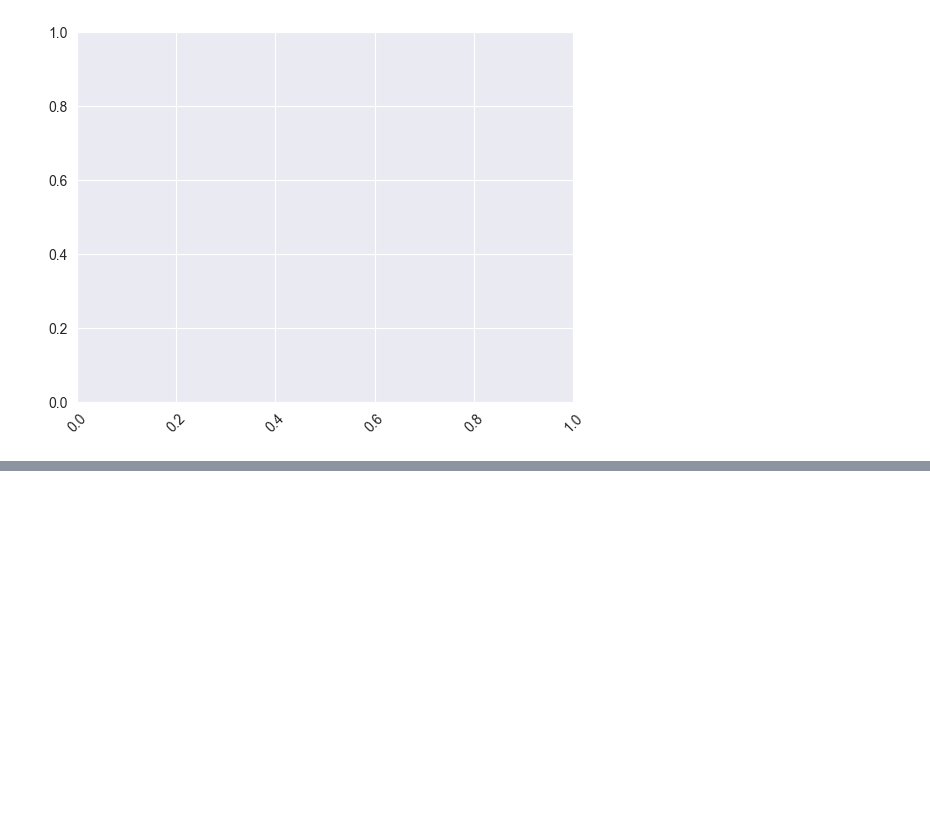
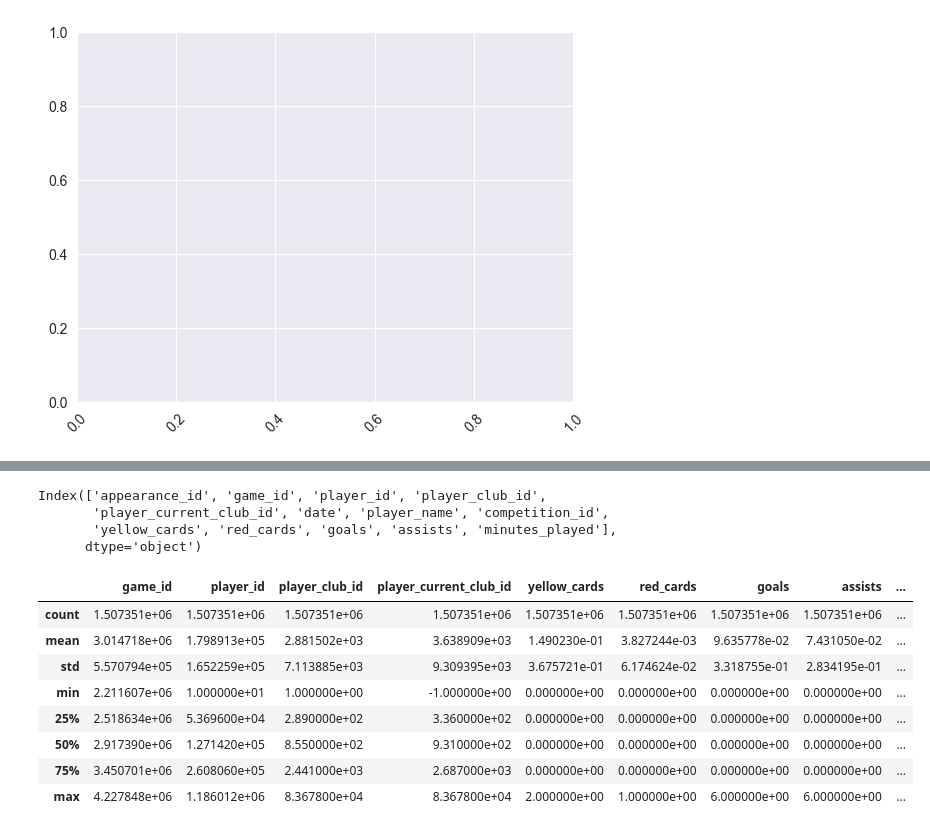
Before and after one commit to AleSar2312/Pycharm, a Jupyter notebook: Analisi.ipynb, the cells around one changed output, grey strips where cells are left out. Drawn from its saved outputs; the diff is of its cells as text; code cells hidden in the pictures; blank space fills up the shorter version.

```diff
--- a/Analisi.ipynb
+++ b/Analisi.ipynb
@@ -145,3 +145,5 @@ plt.xticks(rotation=45)
 plt.show()
 # %%
 plt.show()
+# %%
+app = pd.read_csv("/Users/alessandros/Desktop/Assignment_Data_2023-2024/data/appearances.csv")
@@ -147,0 +163,19 @@ plt.show()
+# %%
+app.columns
+# %% [output]
+Index(['appearance_id', 'game_id', 'player_id', 'player_club_id',
+       'player_current_club_id', 'date', 'player_name', 'competition_id',
+       'yellow_cards', 'red_cards', 'goals', 'assists', 'minutes_played'],
+      dtype='object')
+# %%
+app.describe()
+# %% [output]
+|  | game_id | player_id | player_club_id | player_current_club_id | yellow_cards | red_cards | goals | assists | ... |
+| count | 1.507351e+06 | 1.507351e+06 | 1.507351e+06 | 1.507351e+06 | 1.507351e+06 | 1.507351e+06 | 1.507351e+06 | 1.507351e+06 | ... |
+| mean | 3.014718e+06 | 1.798913e+05 | 2.881502e+03 | 3.638909e+03 | 1.490230e-01 | 3.827244e-03 | 9.635778e-02 | 7.431050e-02 | ... |
+| std | 5.570794e+05 | 1.652259e+05 | 7.113885e+03 | 9.309395e+03 | 3.675721e-01 | 6.174624e-02 | 3.318755e-01 | 2.834195e-01 | ... |
+| min | 2.211607e+06 | 1.000000e+01 | 1.000000e+00 | -1.000000e+00 | 0.000000e+00 | 0.000000e+00 | 0.000000e+00 | 0.000000e+00 | ... |
+| 25% | 2.518634e+06 | 5.369600e+04 | 2.890000e+02 | 3.360000e+02 | 0.000000e+00 | 0.000000e+00 | 0.000000e+00 | 0.000000e+00 | ... |
+| 50% | 2.917390e+06 | 1.271420e+05 | 8.550000e+02 | 9.310000e+02 | 0.000000e+00 | 0.000000e+00 | 0.000000e+00 | 0.000000e+00 | ... |
+| 75% | 3.450701e+06 | 2.608060e+05 | 2.441000e+03 | 2.687000e+03 | 0.000000e+00 | 0.000000e+00 | 0.000000e+00 | 0.000000e+00 | ... |
+| max | 4.227848e+06 | 1.186012e+06 | 8.367800e+04 | 8.367800e+04 | 2.000000e+00 | 1.000000e+00 | 6.000000e+00 | 6.000000e+00 | ... |
```
Also changed, not shown: parts of 25 cells of this notebook.
